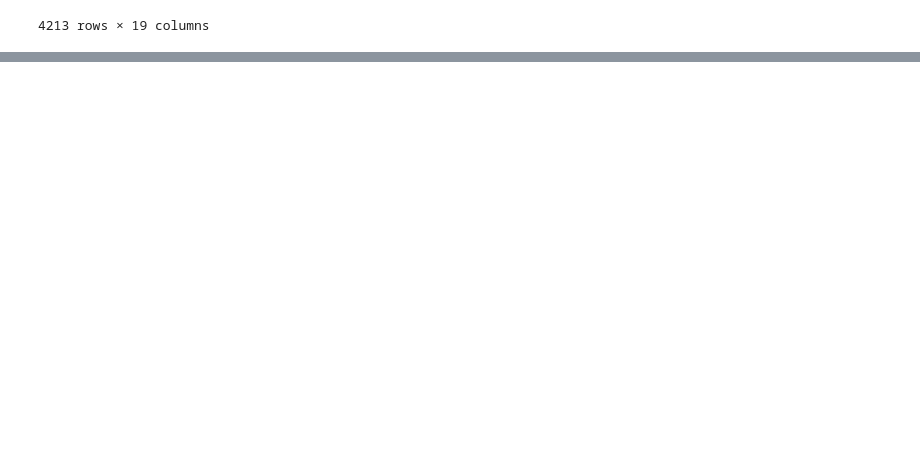
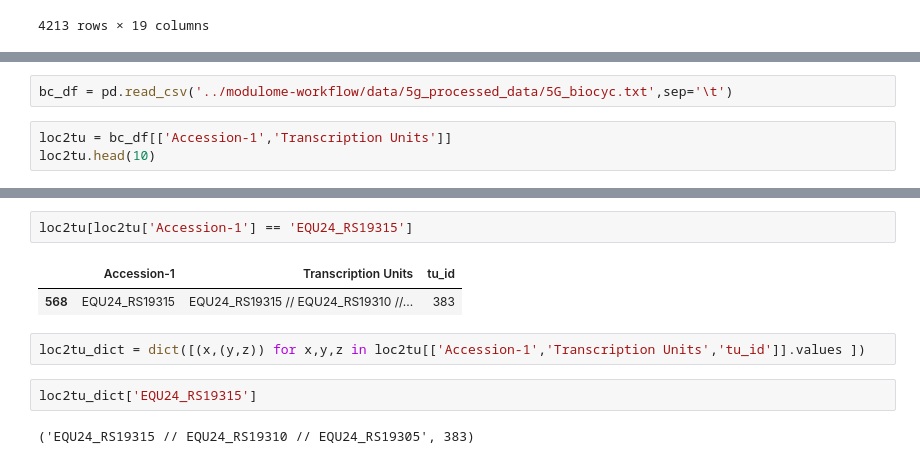
Before and after one commit to erinhwilson/deep-5g-sandbox, a Jupyter notebook: prep_5g_data_for_iMod.ipynb, the cells around one changed output, grey strips where cells are left out. Drawn from its saved outputs; the diff is of its cells as text; blank space fills up the shorter version.

```diff
--- a/prep_5g_data_for_iMod.ipynb
+++ b/prep_5g_data_for_iMod.ipynb
@@ -447,0 +447,5 @@ test_load
+# %%
+bc_df = pd.read_csv('../modulome-workflow/data/5g_processed_data/5G_biocyc.txt',sep='\t')
+# %%
+loc2tu = bc_df[['Accession-1','Transcription Units']]
+loc2tu.head(10)
@@ -447,0 +517,11 @@ test_load
+# %%
+loc2tu[loc2tu['Accession-1'] == 'EQU24_RS19315']
+# %% [output]
+|  | Accession-1 | Transcription Units | tu_id |
+| 568 | EQU24_RS19315 | EQU24_RS19315 // EQU24_RS19310 //... | 383 |
+# %%
+loc2tu_dict = dict([(x,(y,z)) for x,y,z in loc2tu[['Accession-1','Transcription Units','tu_id']].values ])
+# %%
+loc2tu_dict['EQU24_RS19315']
+# %% [output]
+('EQU24_RS19315 // EQU24_RS19310 // EQU24_RS19305', 383)
```
Also changed, not shown: parts of 16 cells of this notebook.
